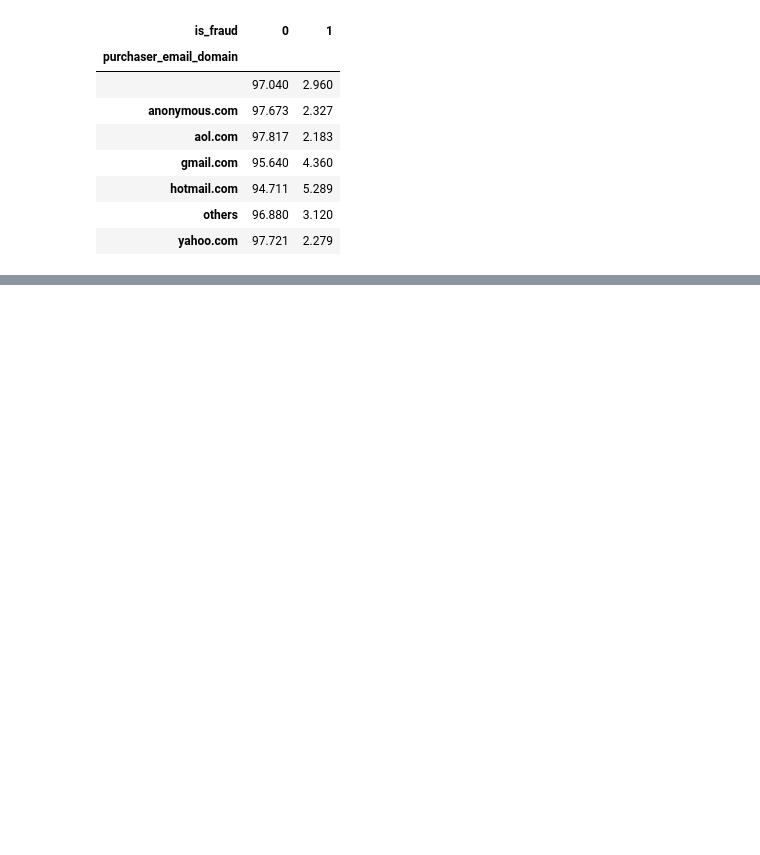
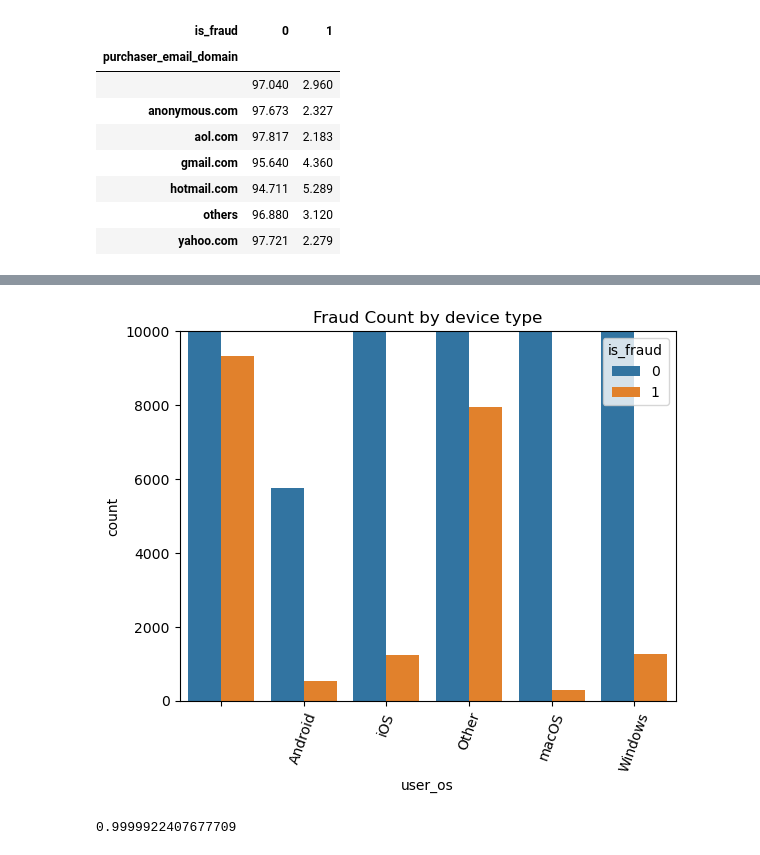
Before and after one commit to codedbyyprince/Fraud-Assessment, a Jupyter notebook: Base Model/03.ipynb, the cells around one changed output, grey strips where cells are left out. Saved outputs shown, nothing was run; the diff lists cells and outputs as text; code cells hidden in the pictures; blank space fills up the shorter version.

```diff
--- a/Base Model/03.ipynb
+++ b/Base Model/03.ipynb
@@ -383,0 +520,3 @@ df['purchaser_email_domain'].replace('NA', '', inplace=True)
+# %%
+df['user_os'].fillna('', inplace=True)
+df['user_os'].value_counts(normalize=True) * 100
@@ -383,0 +538,7 @@ df['purchaser_email_domain'].replace('NA', '', inplace=True)
+# %%
+def map_os(x):
+    if x == 'Linux':
+        return 'Other'
+    return x
+
+df['user_os'] = df['user_os'].apply(map_os)
@@ -383,0 +568,13 @@ df['purchaser_email_domain'].replace('NA', '', inplace=True)
+# %%
+sns.countplot(x='user_os', hue='is_fraud', data=df)
+plt.title("Fraud Count by device type")
+plt.ylim(0,10000)
+plt.xticks(rotation=70)
+plt.show()
+# %% [output]
+[figure, added]
+# %%
+chi2, p, dof, exp= chi2_contingency(ct)
+print(p)
+# %% [output]
+0.9999922407677709
```
Also changed, not shown: parts of 35 cells of this notebook.
